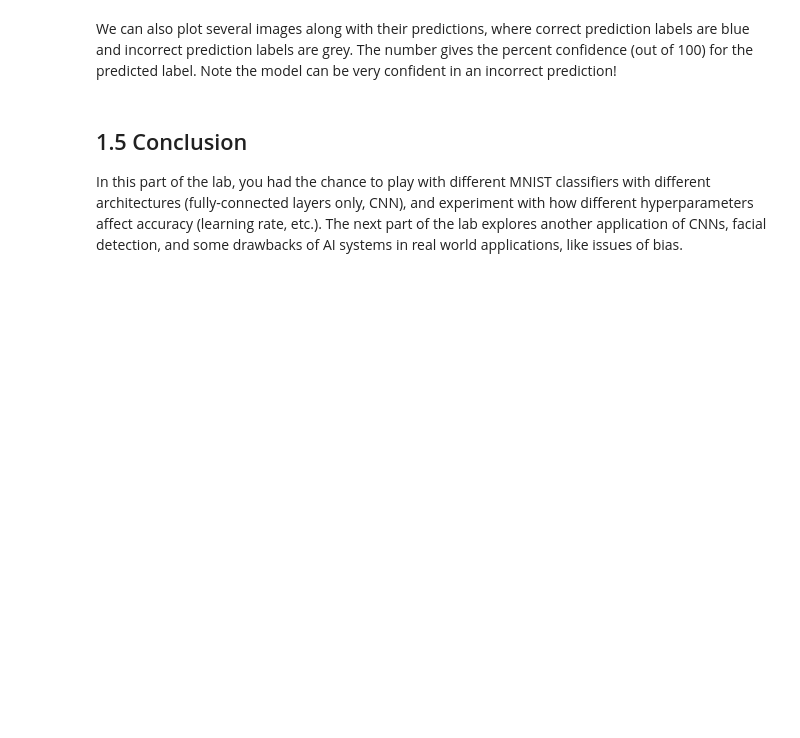
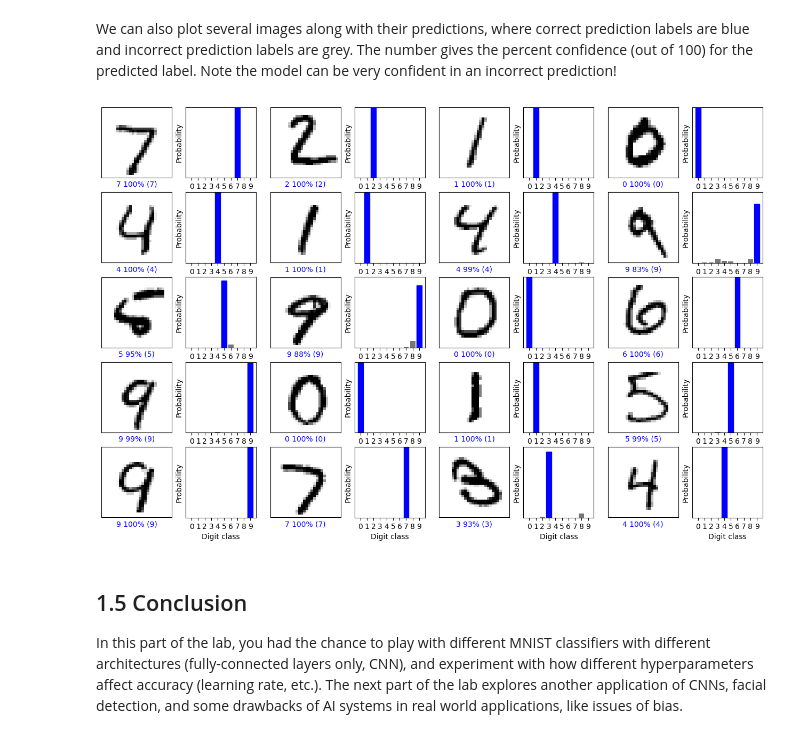
Before and after one commit to code-joswin/Deep-Learning, a Jupyter notebook: lab2/PT_Part1_MNIST.ipynb, the cells around one changed output. Drawn from its saved outputs; the diff is of its cells as text; code cells hidden in the pictures; blank space fills up the shorter version.

```diff
--- a/lab2/PT_Part1_MNIST.ipynb
+++ b/lab2/PT_Part1_MNIST.ipynb
@@ -558,17 +632,22 @@ We can also plot several images along with their predictions, where correct pred
 # %%
 # Plots the first X test images, their predicted label, and the true label
 # Color correct predictions in blue, incorrect predictions in red
 num_rows = 5
 num_cols = 4
 num_images = num_rows*num_cols
 plt.figure(figsize=(2*2*num_cols, 2*num_rows))
 for i in range(num_images):
   plt.subplot(num_rows, 2*num_cols, 2*i+1)
   mdl.lab2.plot_image_prediction(i, predictions, test_labels, test_images)
   plt.subplot(num_rows, 2*num_cols, 2*i+2)
   mdl.lab2.plot_value_prediction(i, predictions, test_labels)
+  plt.xticks(range(10))
+  plt.xlabel("Digit class")
+  plt.ylabel("Probability")
 comet_model_2.log_figure(figure=plt)
 comet_model_2.end()
+# %% [output]
+[figure, added]
 # %% [markdown]
 ## 1.5 Conclusion
 In this part of the lab, you had the chance to play with different MNIST classifiers with different architectures (fully-connected layers only, CNN), and experiment with how different hyperparameters affect accuracy (learning rate, etc.). The next part of the lab explores another application of CNNs, facial detection, and some drawbacks of AI systems in real world applications, like issues of bias.
```
Also changed, not shown: parts of 14 cells of this notebook.
